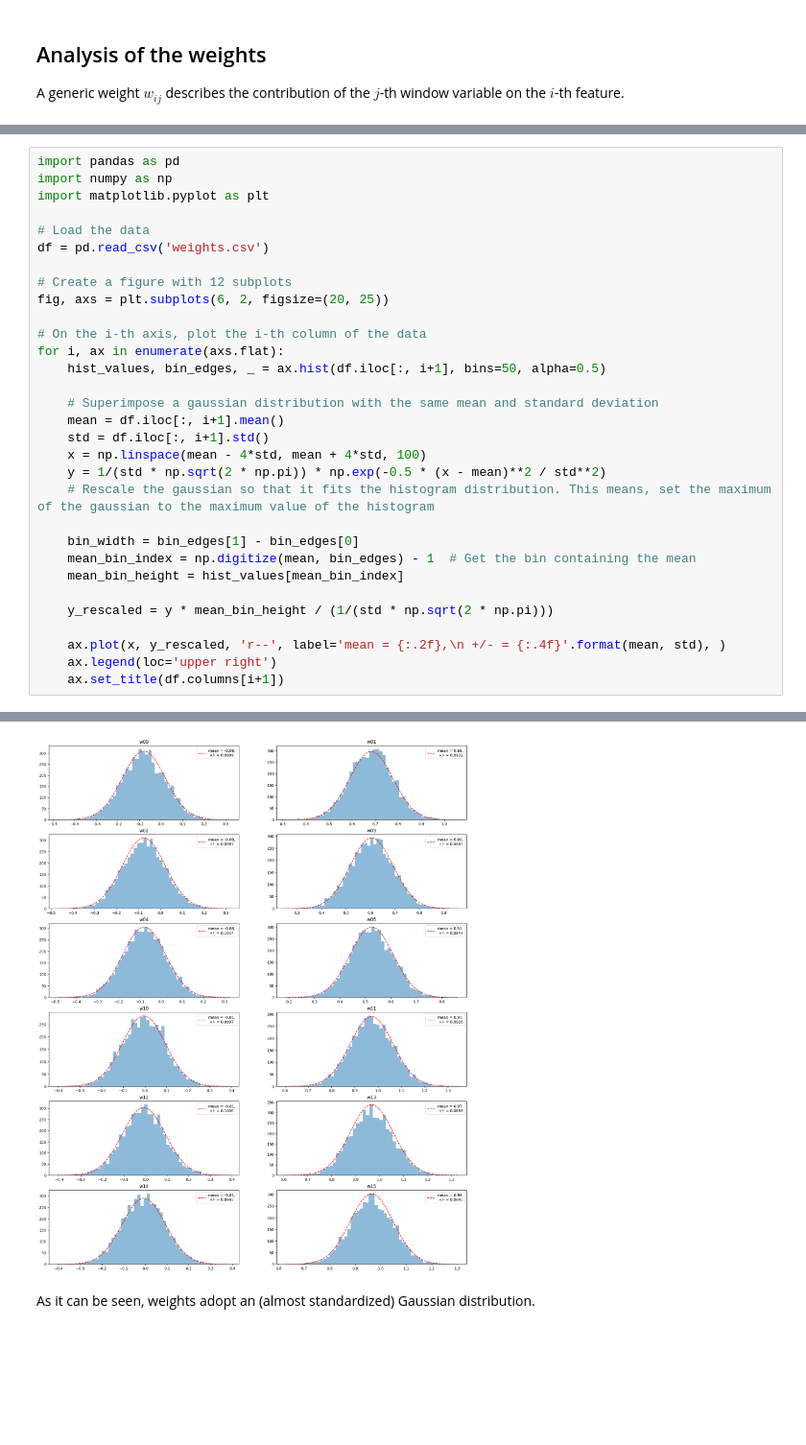
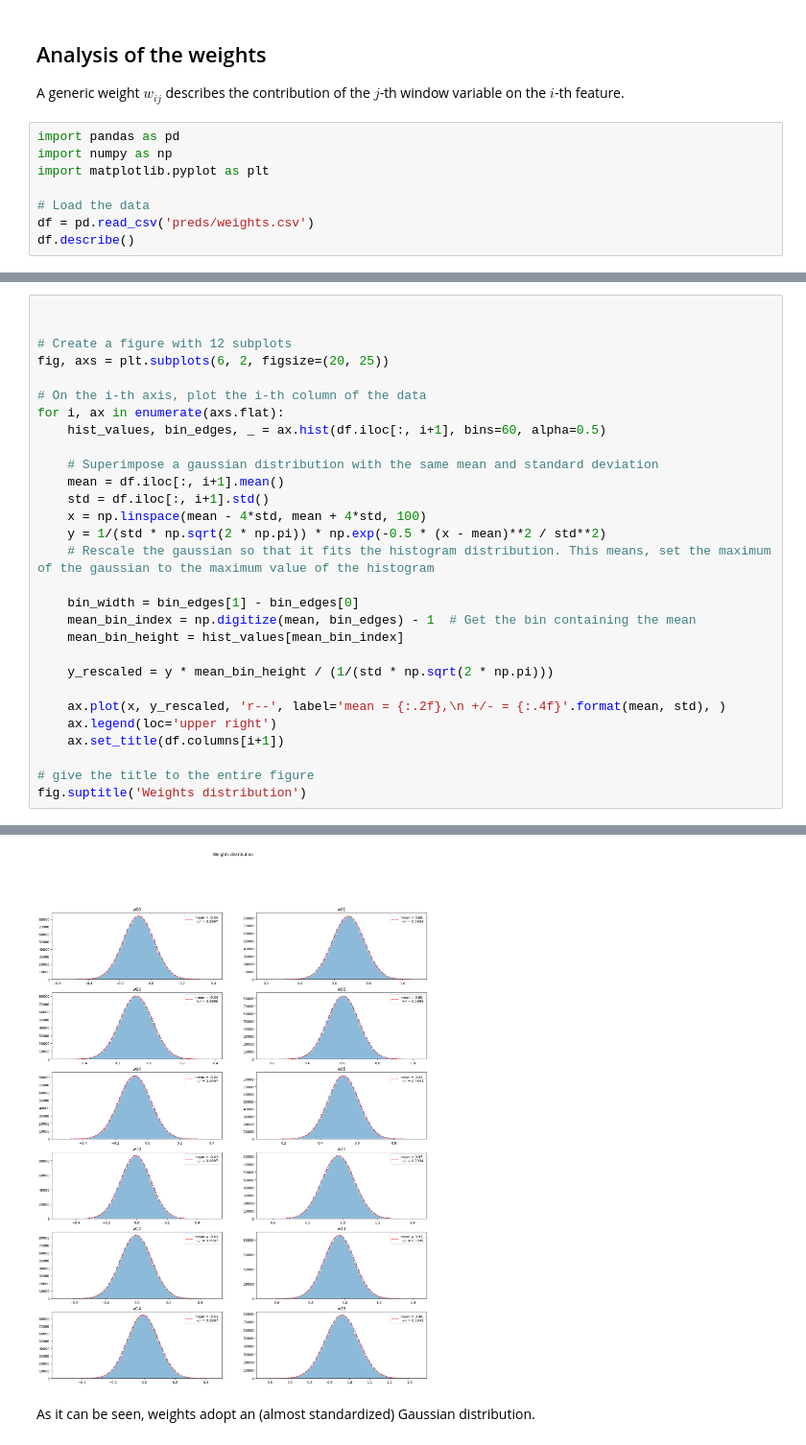
Before and after one commit to Ferraah/ForecastersEnsemble, a Jupyter notebook: stats.ipynb, the cells around one changed output, grey strips where cells are left out. Shown at 96% size. Drawn from its saved outputs; the diff is of its cells as text; blank space fills up the shorter version.

Commit message:
update stats with actual MPI execution data

```diff
--- a/stats.ipynb
+++ b/stats.ipynb
@@ -14,3 +16,11 @@ a type name that inherits from the abstract `ForecasterBase` object, implementin
 # %% [markdown]
 ## Analysis of the weights
 A generic weight $w_{ij}$ describes the contribution of the $j$-th window variable on the $i$-th feature.
+# %%
+import pandas as pd
+import numpy as np
+import matplotlib.pyplot as plt
+
+# Load the data
+df = pd.read_csv('preds/weights.csv')
+df.describe()
@@ -17,17 +37,12 @@ A generic weight $w_{ij}$ describes the contribution of the $j$-th window variab
 # %%
-import pandas as pd
-import numpy as np
-import matplotlib.pyplot as plt
 
-# Load the data
-df = pd.read_csv('weights.csv')
 
 # Create a figure with 12 subplots
 fig, axs = plt.subplots(6, 2, figsize=(20, 25))
 
 # On the i-th axis, plot the i-th column of the data
 for i, ax in enumerate(axs.flat):
-    hist_values, bin_edges, _ = ax.hist(df.iloc[:, i+1], bins=50, alpha=0.5)
+    hist_values, bin_edges, _ = ax.hist(df.iloc[:, i+1], bins=60, alpha=0.5)
 
     # Superimpose a gaussian distribution with the same mean and standard deviation
     mean = df.iloc[:, i+1].mean()
@@ -45,4 +60,7 @@ for i, ax in enumerate(axs.flat):
     ax.plot(x, y_rescaled, 'r--', label='mean = {:.2f},\n +/- = {:.4f}'.format(mean, std), )
     ax.legend(loc='upper right')
     ax.set_title(df.columns[i+1])
+
+# give the title to the entire figure
+fig.suptitle('Weights distribution')
 # %% [output]
@@ -49,4 +68,4 @@ for i, ax in enumerate(axs.flat):
-[figure, old version]
+[figure, new version]
 # %% [markdown]
 As it can be seen, weights adopt an (almost standardized) Gaussian distribution.
 # %% [markdown]
```
Also changed, not shown: parts of 16 cells of this notebook.
